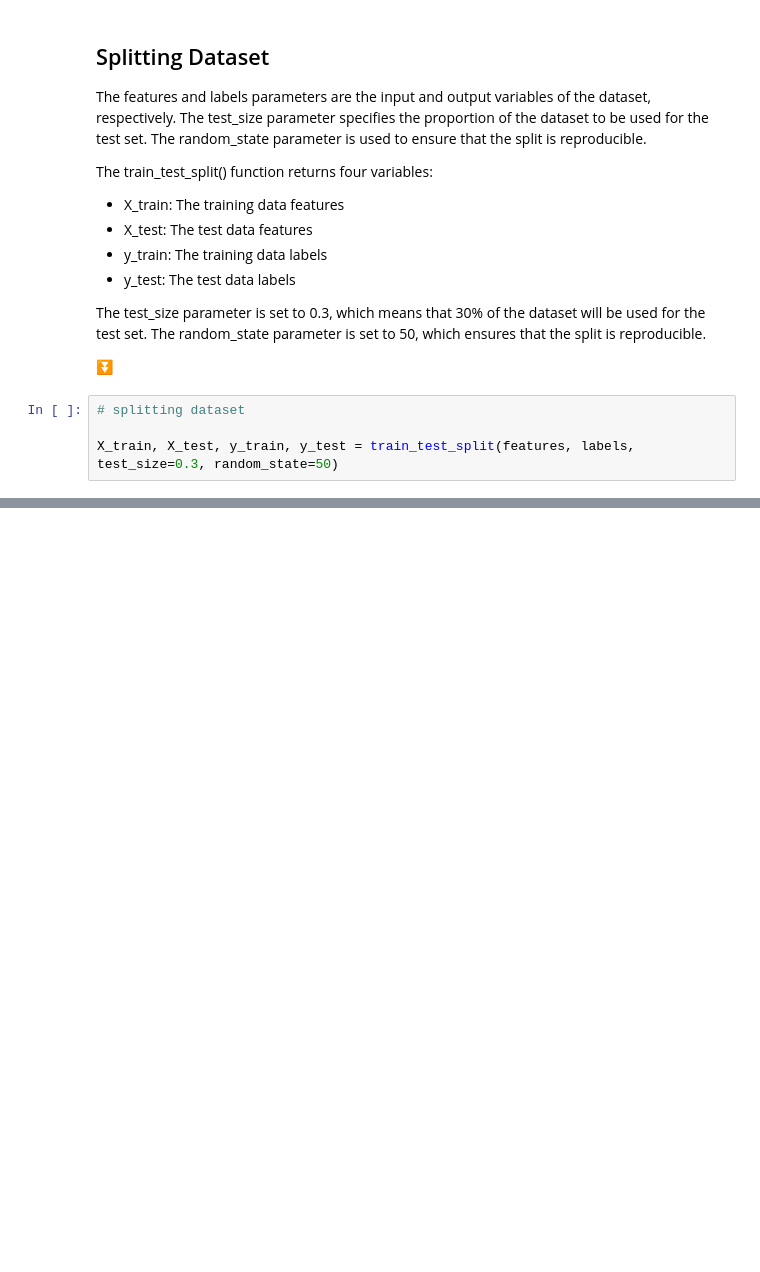
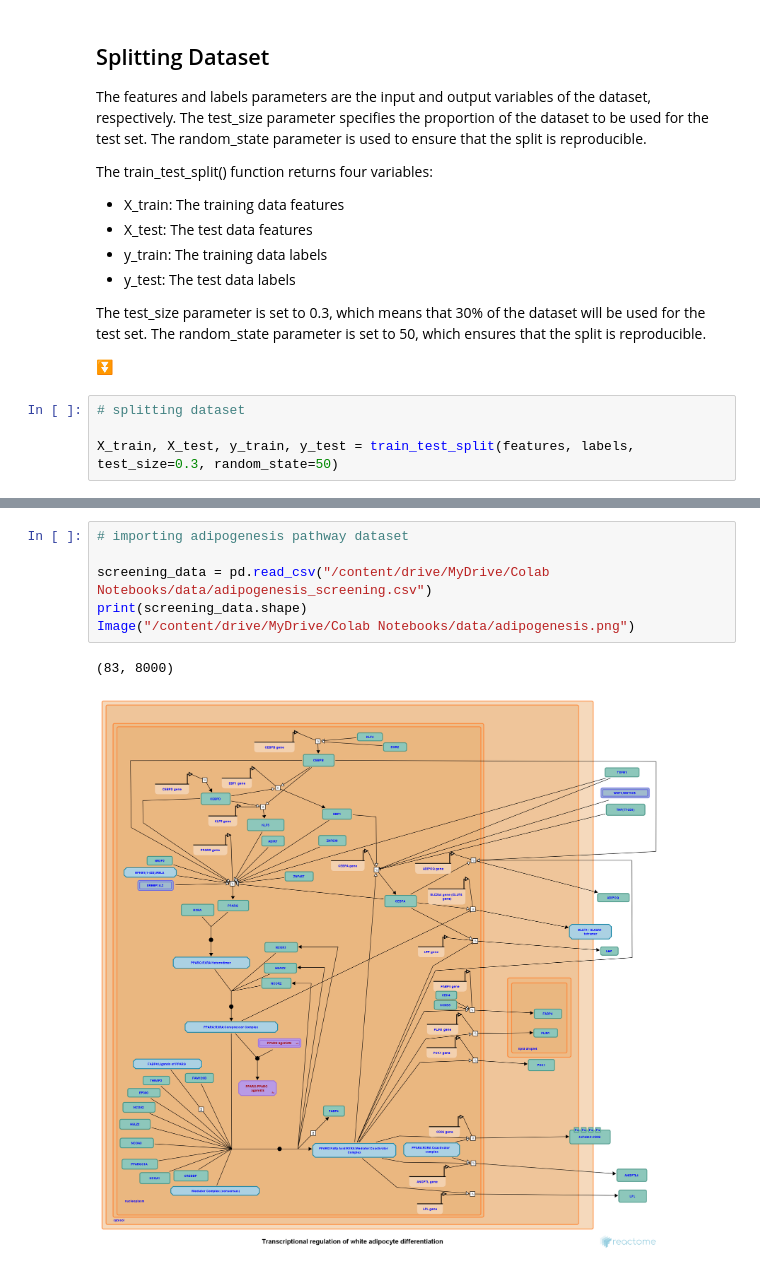
Before and after one commit to aysanraza/alpha-lapachone, a Jupyter notebook: obesity_controller.ipynb, the cells around one changed output, grey strips where cells are left out. Saved outputs shown, nothing was run; the diff lists cells and outputs as text; blank space fills up the shorter version.

```diff
--- a/obesity_controller.ipynb
+++ b/obesity_controller.ipynb
@@ -149,0 +216,9 @@ X_train, X_test, y_train, y_test = train_test_split(features, labels, test_size=
+# %%
+# importing adipogenesis pathway dataset
+
+screening_data = pd.read_csv("/content/drive/MyDrive/Colab Notebooks/data/adipogenesis_screening.csv")
+print(screening_data.shape)
+Image("/content/drive/MyDrive/Colab Notebooks/data/adipogenesis.png")
+# %% [output]
+(83, 8000)
+[figure, added]
```
Also changed, not shown: parts of 10 cells of this notebook.
